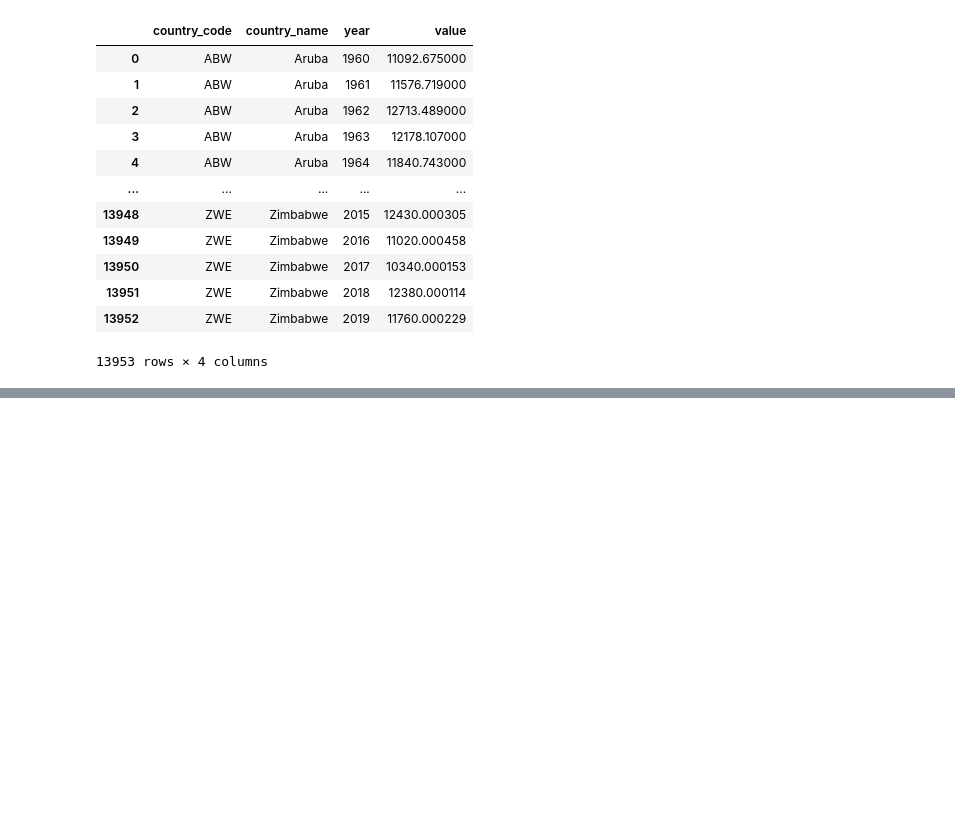
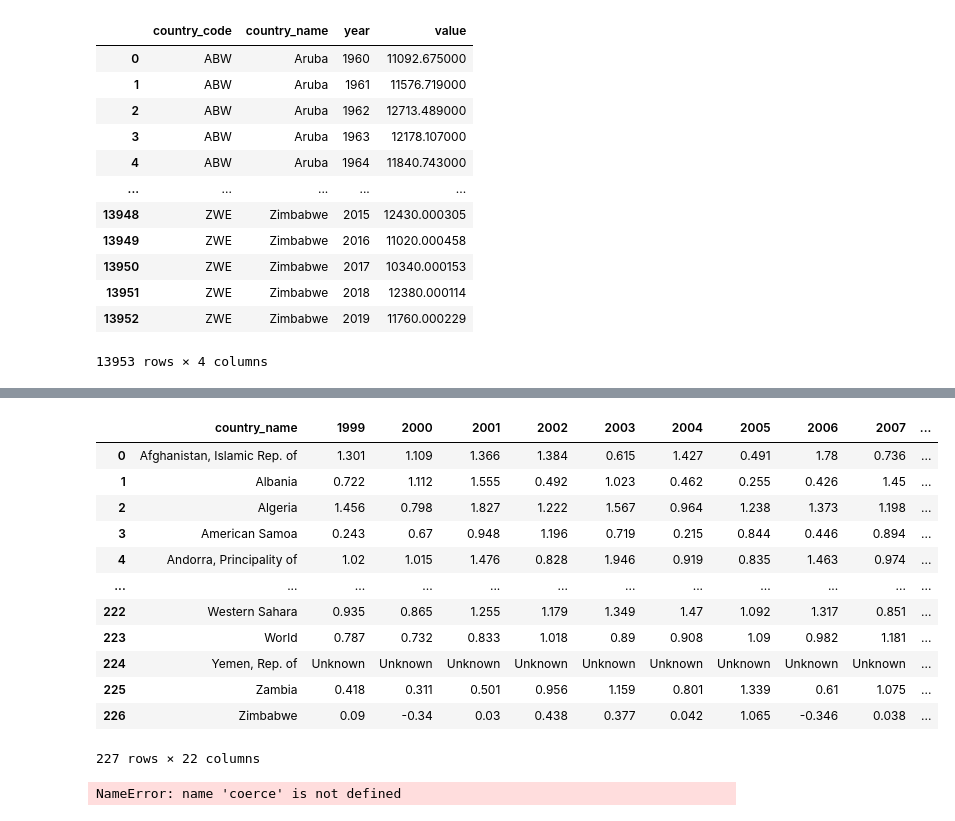
Before and after one commit to MichelleWegner/Co2.Emissions, a Jupyter notebook: Data_cleaning/Data_Cleaning.ipynb, the cells around one changed output, grey strips where cells are left out. Saved outputs shown, nothing was run; the diff lists cells and outputs as text; code cells hidden in the pictures; blank space fills up the shorter version.

```diff
--- a/Data_cleaning/Data_Cleaning.ipynb
+++ b/Data_cleaning/Data_Cleaning.ipynb
@@ -38,0 +168,7 @@ df_emisions
+# %%
+columns_to_drop = ['objectid', 'unit','change', '1970', '1971', '1972',
+       '1973', '1974', '1975', '1976', '1977', '1978', '1979', '1980', '1981',
+       '1982', '1983', '1984', '1985', '1986', '1987', '1988', '1989', '1990',
+       '1991', '1992', '1993', '1994', '1995', '1996', '1997', '1998', '2020', '2021']
+# %%
+df_temp = df_temp.drop(columns_to_drop,axis='columns')
@@ -38,0 +195,23 @@ df_emisions
+# %%
+df_temp
+# %% [output]
+|  | country_name | 1999 | 2000 | 2001 | 2002 | 2003 | 2004 | 2005 | 2006 | 2007 | ... |
+| 0 | Afghanistan, Islamic Rep. of | 1.301 | 1.109 | 1.366 | 1.384 | 0.615 | 1.427 | 0.491 | 1.78 | 0.736 | ... |
+| 1 | Albania | 0.722 | 1.112 | 1.555 | 0.492 | 1.023 | 0.462 | 0.255 | 0.426 | 1.45 | ... |
+| 2 | Algeria | 1.456 | 0.798 | 1.827 | 1.222 | 1.567 | 0.964 | 1.238 | 1.373 | 1.198 | ... |
+| 3 | American Samoa | 0.243 | 0.67 | 0.948 | 1.196 | 0.719 | 0.215 | 0.844 | 0.446 | 0.894 | ... |
+| 4 | Andorra, Principality of | 1.02 | 1.015 | 1.476 | 0.828 | 1.946 | 0.919 | 0.835 | 1.463 | 0.974 | ... |
+| ... | ... | ... | ... | ... | ... | ... | ... | ... | ... | ... | ... |
+| 222 | Western Sahara | 0.935 | 0.865 | 1.255 | 1.179 | 1.349 | 1.47 | 1.092 | 1.317 | 0.851 | ... |
+| 223 | World | 0.787 | 0.732 | 0.833 | 1.018 | 0.89 | 0.908 | 1.09 | 0.982 | 1.181 | ... |
+| 224 | Yemen, Rep. of | Unknown | Unknown | Unknown | Unknown | Unknown | Unknown | Unknown | Unknown | Unknown | ... |
+| 225 | Zambia | 0.418 | 0.311 | 0.501 | 0.956 | 1.159 | 0.801 | 1.339 | 0.61 | 1.075 | ... |
+| 226 | Zimbabwe | 0.09 | -0.34 | 0.03 | 0.438 | 0.377 | 0.042 | 1.065 | -0.346 | 0.038 | ... |
+227 rows × 22 columns
+# %%
+columns_to_process = df_temp.columns[1:]
+#Replace the decimal point with a comma in each of those columns
+for column in columns_to_process:
+    df_temp[column] = df_temp[column].astype(float, exceptErrors = coerce)
+# %% [output]
+NameError: name 'coerce' is not defined
```
Also changed, not shown: parts of 21 cells of this notebook, 1 other file.
